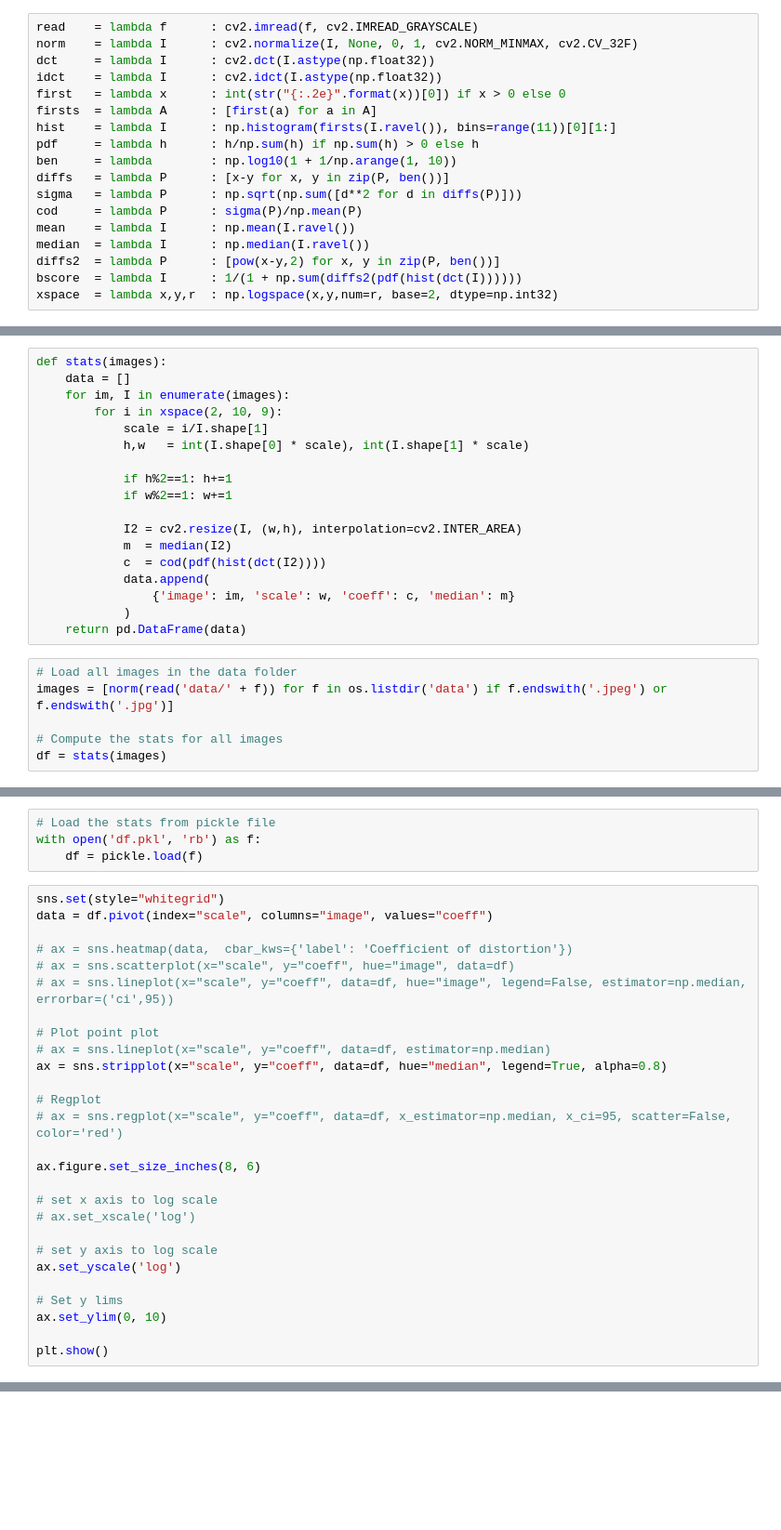
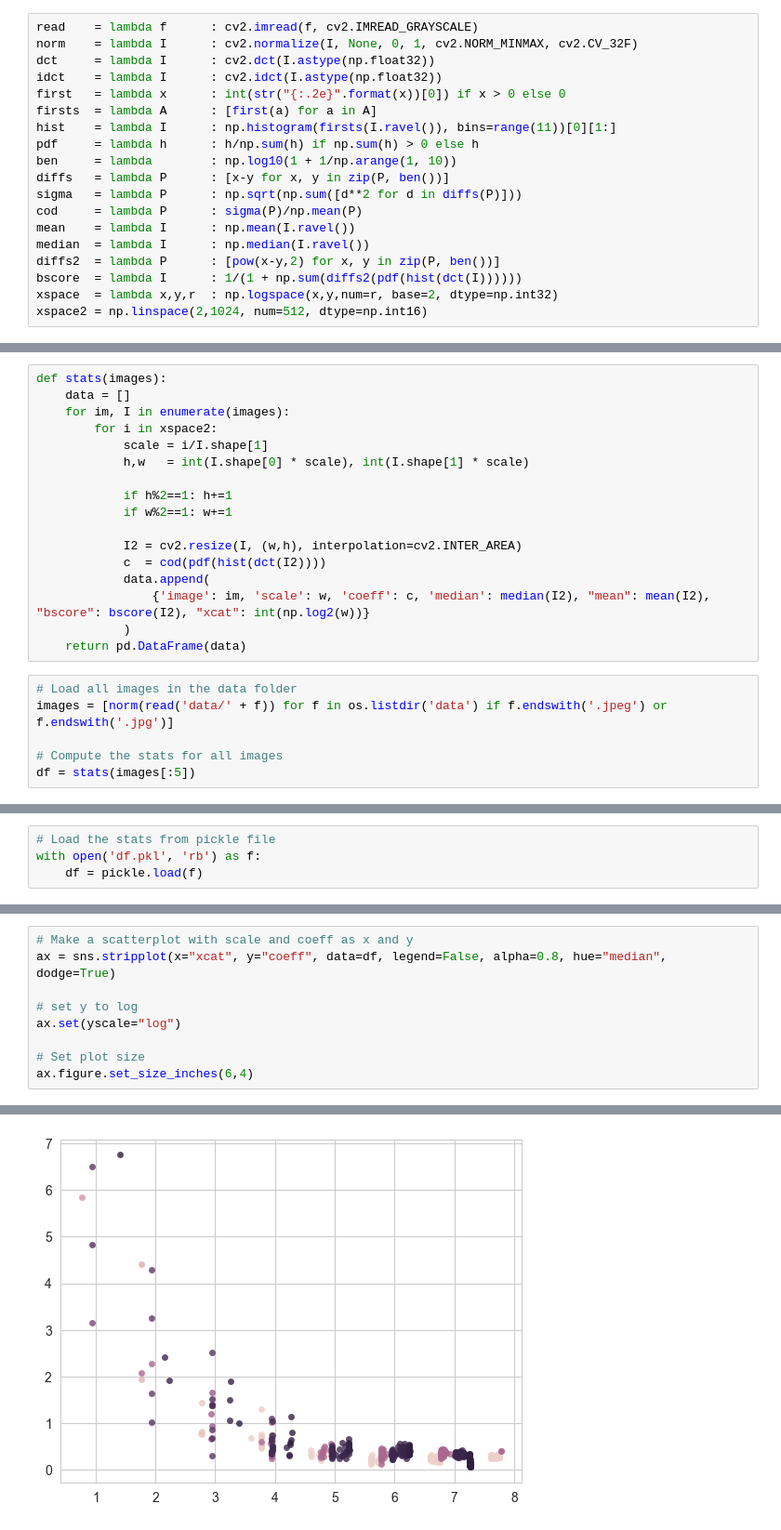
Before and after one commit to mathscapes/benford-image, a Jupyter notebook: bs12.ipynb, the cells around one changed output, grey strips where cells are left out. Shown: that part at 93% size. Cells and saved outputs as stored; diff of their text form; blank space fills up the shorter version.

```diff
--- a/bs12.ipynb
+++ b/bs12.ipynb
@@ -25,3 +25,4 @@ median  = lambda I      : np.median(I.ravel())
 diffs2  = lambda P      : [pow(x-y,2) for x, y in zip(P, ben())]
 bscore  = lambda I      : 1/(1 + np.sum(diffs2(pdf(hist(dct(I))))))
 xspace  = lambda x,y,r  : np.logspace(x,y,num=r, base=2, dtype=np.int32)
+xspace2 = np.linspace(2,1024, num=512, dtype=np.int16)
@@ -38,7 +30,7 @@ array([   4,    8,   16,   32,   64,  128,  256,  512, 1024], dtype=int32)
 def stats(images):
     data = []
     for im, I in enumerate(images):
-        for i in xspace(2, 10, 9):
+        for i in xspace2:
             scale = i/I.shape[1]
             h,w   = int(I.shape[0] * scale), int(I.shape[1] * scale)
 
@@ -46,10 +38,9 @@ def stats(images):
             if w%2==1: w+=1
 
             I2 = cv2.resize(I, (w,h), interpolation=cv2.INTER_AREA)
-            m  = median(I2)
             c  = cod(pdf(hist(dct(I2))))
             data.append(
-                {'image': im, 'scale': w, 'coeff': c, 'median': m}
+                {'image': im, 'scale': w, 'coeff': c, 'median': median(I2), "mean": mean(I2), "bscore": bscore(I2), "xcat": int(np.log2(w))}
             )
     return pd.DataFrame(data)
 # %%
@@ -57,7 +48,7 @@ def stats(images):
 images = [norm(read('data/' + f)) for f in os.listdir('data') if f.endswith('.jpeg') or f.endswith('.jpg')]
 
 # Compute the stats for all images
-df = stats(images)
+df = stats(images[:5])
 # %%
 # Save the stats to pickle file
 with open('df.pkl', 'wb') as f:
@@ -66,30 +57,3 @@ with open('df.pkl', 'wb') as f:
 # Load the stats from pickle file
 with open('df.pkl', 'rb') as f:
     df = pickle.load(f)
-# %%
-sns.set(style="whitegrid")
-data = df.pivot(index="scale", columns="image", values="coeff")
-
-# ax = sns.heatmap(data,  cbar_kws={'label': 'Coefficient of distortion'})
-# ax = sns.scatterplot(x="scale", y="coeff", hue="image", data=df)
-# ax = sns.lineplot(x="scale", y="coeff", data=df, hue="image", legend=False, estimator=np.median, errorbar=('ci',95))
-
-# Plot point plot
-# ax = sns.lineplot(x="scale", y="coeff", data=df, estimator=np.median)
-ax = sns.stripplot(x="scale", y="coeff", data=df, hue="median", legend=True, alpha=0.8)
-
-# Regplot
-# ax = sns.regplot(x="scale", y="coeff", data=df, x_estimator=np.median, x_ci=95, scatter=False, color='red')
-
-ax.figure.set_size_inches(8, 6)
-
-# set x axis to log scale
-# ax.set_xscale('log')
-
-# set y axis to log scale
-ax.set_yscale('log')
-
-# Set y lims
-ax.set_ylim(0, 10)
-
-plt.show()
@@ -97,0 +63,10 @@ plt.show()
+# %%
+# Make a scatterplot with scale and coeff as x and y
+ax = sns.stripplot(x="xcat", y="coeff", data=df, legend=False, alpha=0.8, hue="median", dodge=True)
+
+# set y to log
+ax.set(yscale="log")
+
+# Set plot size
+ax.figure.set_size_inches(6,4)
+# %% [output]
@@ -97,0 +74 @@ plt.show()
+[figure, added]
```
Also changed, not shown: parts of 6 cells of this notebook.
